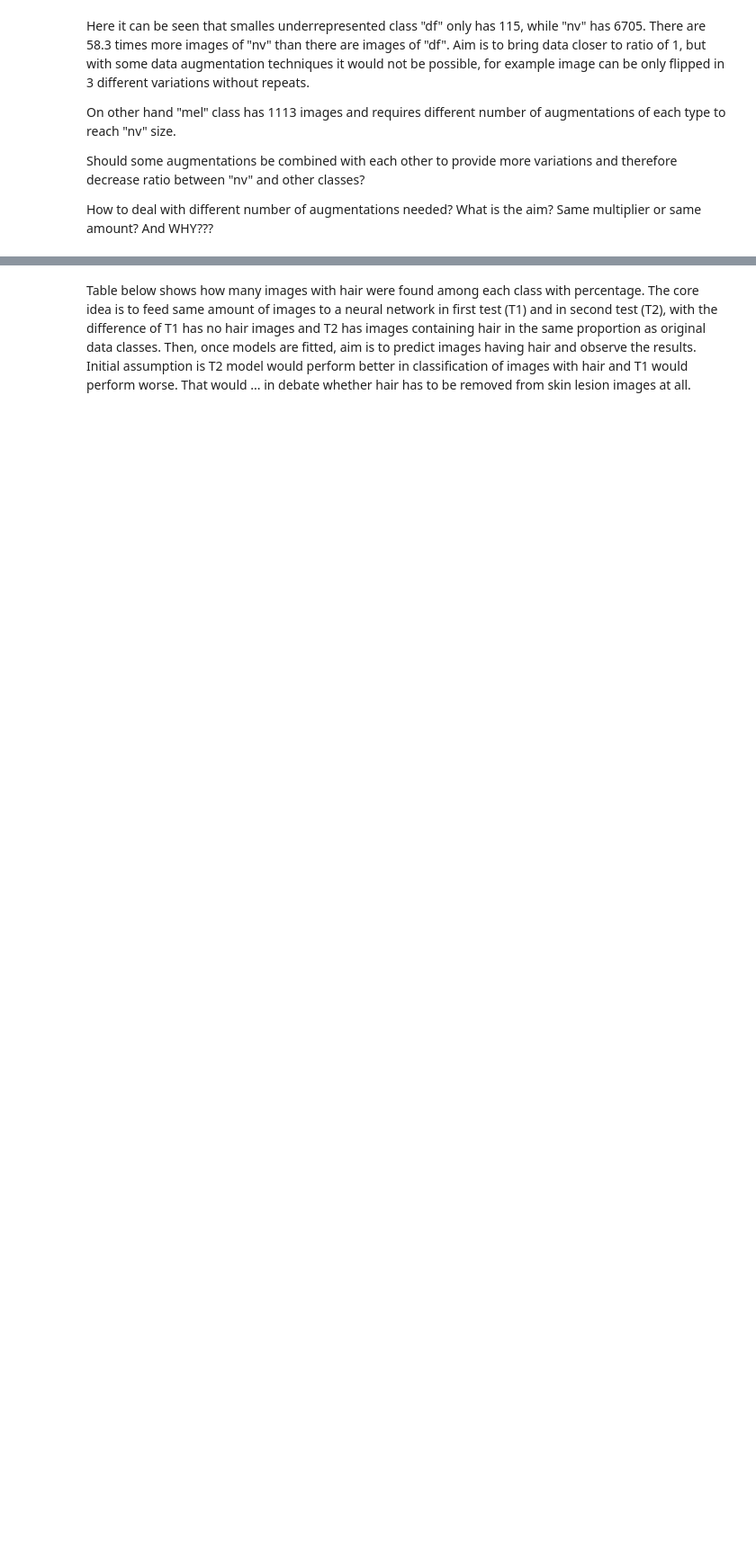
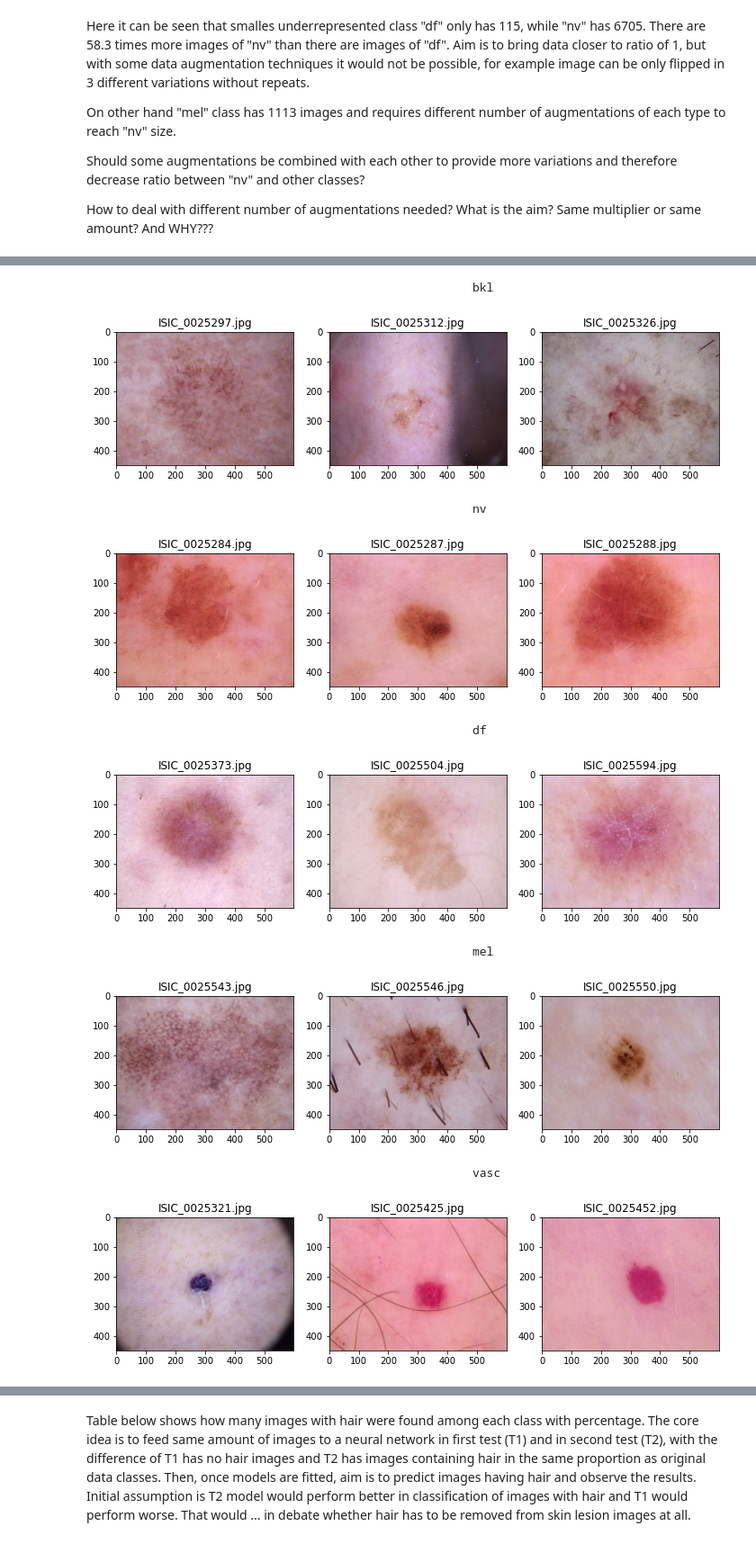
Before and after one commit to gitfolder/capstone, a Jupyter notebook: Code/EDA/EDA.ipynb, the cells around one changed output, grey strips where cells are left out. Shown at 90% size. Drawn from its saved outputs; the diff is of its cells as text; code cells hidden in the pictures; blank space fills up the shorter version.

```diff
--- a/Code/EDA/EDA.ipynb
+++ b/Code/EDA/EDA.ipynb
@@ -42,0 +46,4 @@ array(['bkl', 'nv', 'df', 'mel', 'vasc', 'bcc', 'akiec'], dtype=object)
+# %%
+# Print Unique classes
+class_names = df_meta.dx.unique()
+class_names
@@ -103,0 +152,27 @@ How to deal with different number of augmentations needed? What is the aim? Same
+# %%
+# Number of images to display for each class in one row
+n = 3
+# For every class
+for class_name in class_names:
+    # Search files in each class folder
+    for (dirpath, dirnames, filenames) in walk(IMAGES_PATH_SEPARATED+class_name):
+        # Print class name and display n images in a single row
+        print("{:55}{}".format("",class_name))
+        fig = plt.figure(figsize=(12,6))
+        for i in range(n):
+            img  = imread(dirpath+"/"+filenames[i], as_gray=False)
+            ax  = fig.add_subplot(int("1{}{}".format(n,i+1)))
+            ax.imshow(img)
+            ax.set_title(filenames[i])
+        plt.show()
+# %% [output]
+                                                       bkl
+[figure, added]
+                                                       nv
+[figure, added]
+                                                       df
+[figure, added]
+                                                       mel
+[figure, added]
+                                                       vasc
+[figure, added]
```
Also changed, not shown: parts of 39 cells of this notebook, 1 other file.
